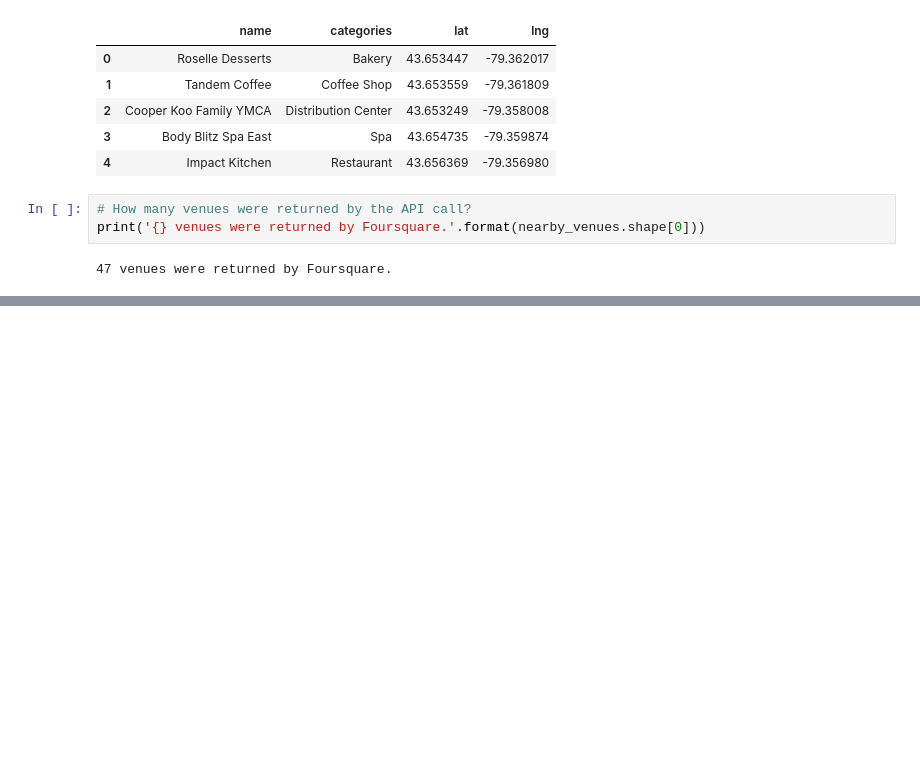
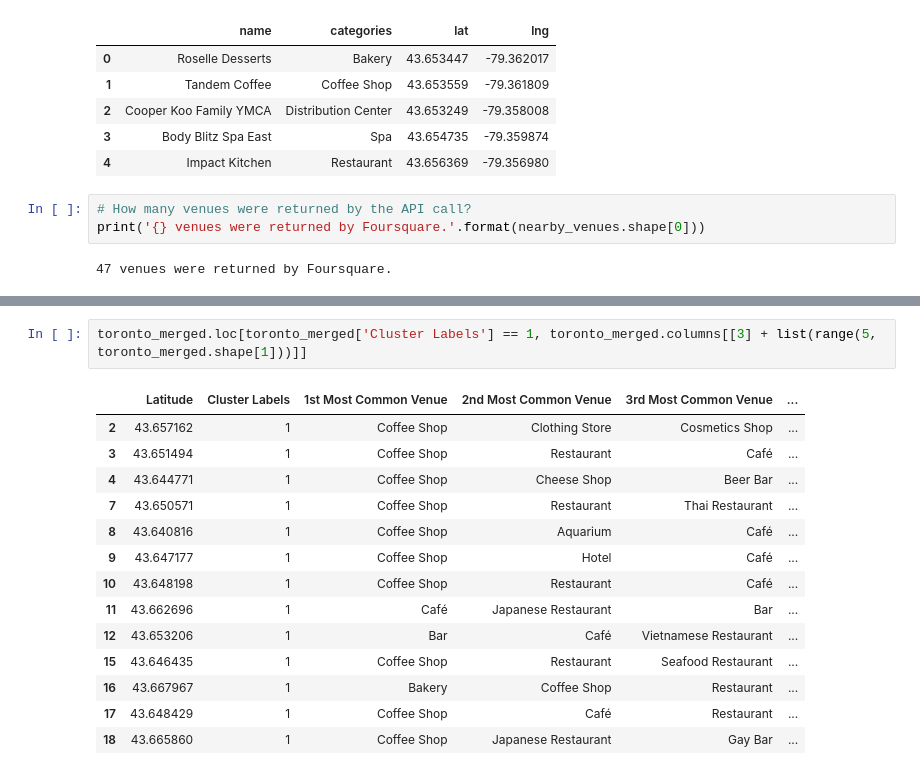
Before and after one commit to Jenny-shang95/Coursera_Capstone, a Jupyter notebook: Capstone_Project_Week3_JShang.ipynb, the cells around one changed output, grey strips where cells are left out. Cells and saved outputs as stored; diff of their text form; blank space fills up the shorter version.

```diff
--- a/Capstone_Project_Week3_JShang.ipynb
+++ b/Capstone_Project_Week3_JShang.ipynb
@@ -242,0 +536,17 @@ print('{} venues were returned by Foursquare.'.format(nearby_venues.shape[0]))
+# %%
+toronto_merged.loc[toronto_merged['Cluster Labels'] == 1, toronto_merged.columns[[3] + list(range(5, toronto_merged.shape[1]))]]
+# %% [output]
+|  | Latitude | Cluster Labels | 1st Most Common Venue | 2nd Most Common Venue | 3rd Most Common Venue | ... |
+| 2 | 43.657162 | 1 | Coffee Shop | Clothing Store | Cosmetics Shop | ... |
+| 3 | 43.651494 | 1 | Coffee Shop | Restaurant | Café | ... |
+| 4 | 43.644771 | 1 | Coffee Shop | Cheese Shop | Beer Bar | ... |
+| 7 | 43.650571 | 1 | Coffee Shop | Restaurant | Thai Restaurant | ... |
+| 8 | 43.640816 | 1 | Coffee Shop | Aquarium | Café | ... |
+| 9 | 43.647177 | 1 | Coffee Shop | Hotel | Café | ... |
+| 10 | 43.648198 | 1 | Coffee Shop | Restaurant | Café | ... |
+| 11 | 43.662696 | 1 | Café | Japanese Restaurant | Bar | ... |
+| 12 | 43.653206 | 1 | Bar | Café | Vietnamese Restaurant | ... |
+| 15 | 43.646435 | 1 | Coffee Shop | Restaurant | Seafood Restaurant | ... |
+| 16 | 43.667967 | 1 | Bakery | Coffee Shop | Restaurant | ... |
+| 17 | 43.648429 | 1 | Coffee Shop | Café | Restaurant | ... |
+| 18 | 43.665860 | 1 | Coffee Shop | Japanese Restaurant | Gay Bar | ... |
```
Also changed, not shown: parts of 22 cells of this notebook.
